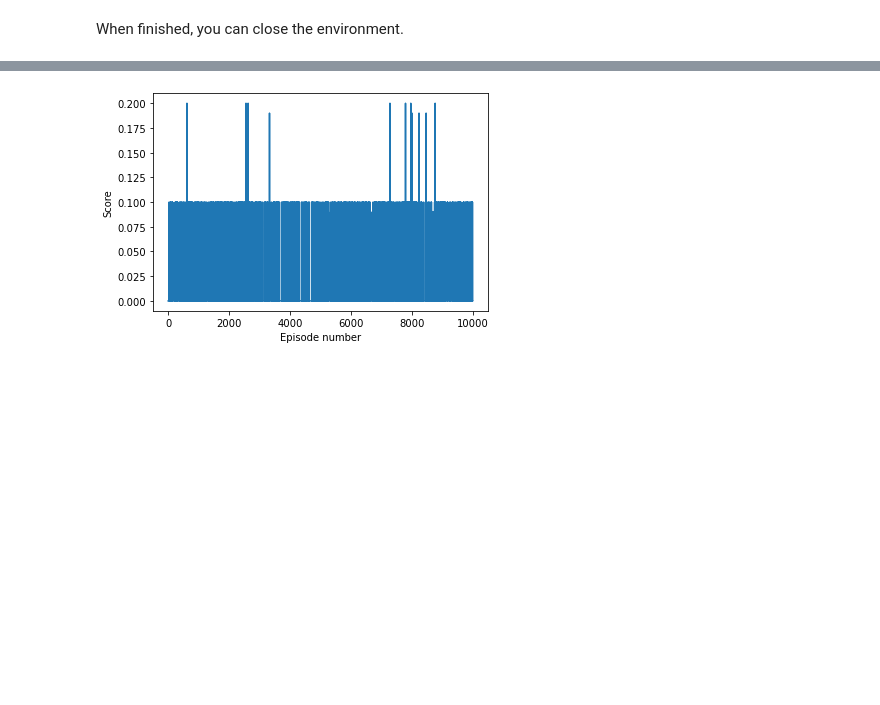
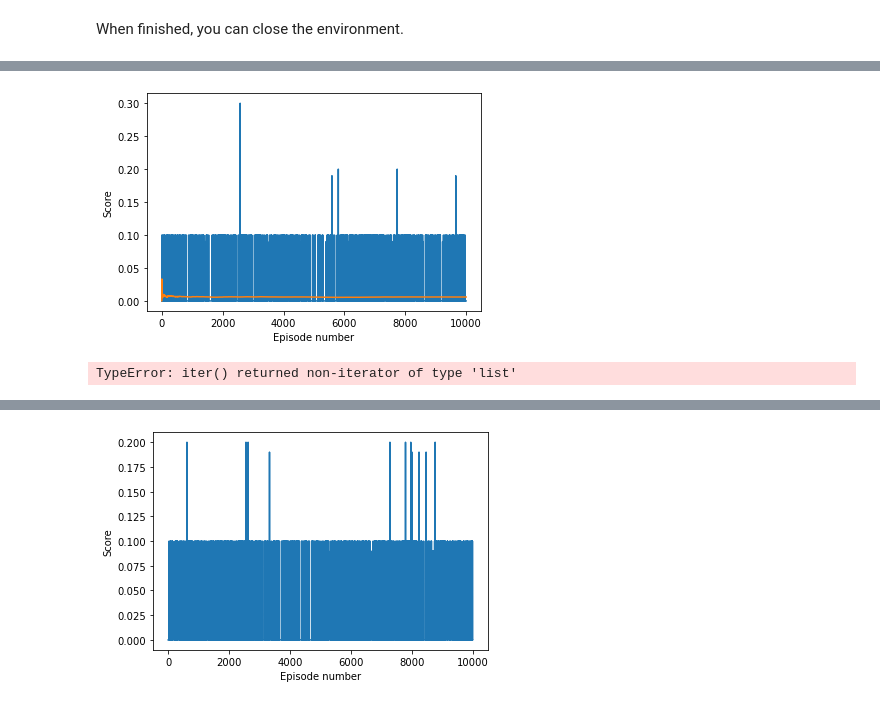
Before and after one commit to SENC/AiTennis, a Jupyter notebook: sourcecode/Tennis.ipynb, the cells around one changed output, grey strips where cells are left out. Saved outputs shown, nothing was run; the diff lists cells and outputs as text; code cells hidden in the pictures; blank space fills up the shorter version.

```diff
--- a/sourcecode/Tennis.ipynb
+++ b/sourcecode/Tennis.ipynb
@@ -214,0 +238,27 @@ list
+# %%
+#Episode 10000
+target_score =0.5
+fig = plt.figure()
+ax = fig.add_subplot(111)
+plt.plot(np.arange(len(episodes_score)), episodes_score)
+plt.plot(np.arange(len(avg_score)), avg_score)
+#plt.plot(np.arange(len(episodes_score)), target_score*np.ones(len(episodes_score)))
+plt.xlabel('Episode number')
+plt.ylabel('Score')
+#plt.savefig('graph_trained_{:d}_episodes'.format(len(scores)), format='png')
+plt.show()
+# %% [output]
+[figure, added]
+# %%
+for i in range(num_agents):
+            torch.save(colabAI[i].actor_local.state_dict(), 'checkpoint_actor.pth')
+            torch.save(colabAI[i].critic_local.state_dict(), 'checkpoint_critic.pth')
+if np.mean(scores_window)>=0.5 :#and i_episode>900:
+    print('\nEnvironment solved in {:d} episodes!\tMax Score: {:.4f}'.format(i_episode, np.max(scores)))
+    #NN Model weights
+    for i in range(num_agents):
+        torch.save(colabAI[i].actor_local.state_dict(), 'checkpoint_actor05.pth')
+        torch.save(colabAI[i].critic_local.state_dict(), 'checkpoint_critic05.pth')
+    break
+# %% [output]
+TypeError: iter() returned non-iterator of type 'list'
```
Also changed, not shown: parts of 12 cells of this notebook.
